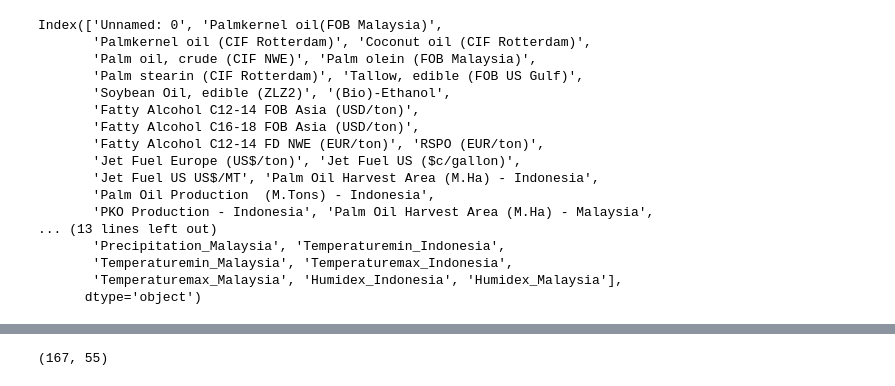
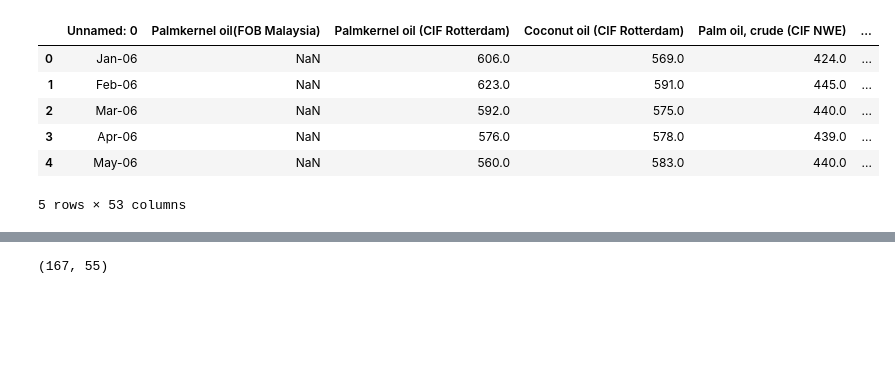
Before and after one commit to thanoskaravangelis/pko_forecasting, a Jupyter notebook: code/models/linear_regression.ipynb, the cells around one changed output, grey strips where cells are left out. Saved outputs shown, nothing was run; the diff lists cells and outputs as text; code cells hidden in the pictures; blank space fills up the shorter version.

```diff
--- a/code/models/linear_regression.ipynb
+++ b/code/models/linear_regression.ipynb
@@ -5,22 +5,12 @@ import pandas as pd
 df = pd.read_excel("/Users/athanasioskaravangelis/Desktop/RSM BAM/Workshop/pko_forecasting/data/PKO_Initial_Dataset.xlsx")
 # %%
 #describe first 12 columns
-df.columns
+df.head()
 # %% [output]
+|  | Unnamed: 0 | Palmkernel oil(FOB Malaysia) | Palmkernel oil (CIF Rotterdam) | Coconut oil (CIF Rotterdam) | Palm oil, crude (CIF NWE) | ... |
+| 0 | Jan-06 | NaN | 606.0 | 569.0 | 424.0 | ... |
+| 1 | Feb-06 | NaN | 623.0 | 591.0 | 445.0 | ... |
+| 2 | Mar-06 | NaN | 592.0 | 575.0 | 440.0 | ... |
+| 3 | Apr-06 | NaN | 576.0 | 578.0 | 439.0 | ... |
+| 4 | May-06 | NaN | 560.0 | 583.0 | 440.0 | ... |
-Index(['Unnamed: 0', 'Palmkernel oil(FOB Malaysia)',
-       'Palmkernel oil (CIF Rotterdam)', 'Coconut oil (CIF Rotterdam)',
-       'Palm oil, crude (CIF NWE)', 'Palm olein (FOB Malaysia)',
-       'Palm stearin (CIF Rotterdam)', 'Tallow, edible (FOB US Gulf)',
-       'Soybean Oil, edible (ZLZ2)', '(Bio)-Ethanol',
-       'Fatty Alcohol C12-14 FOB Asia (USD/ton)',
-       'Fatty Alcohol C16-18 FOB Asia (USD/ton)',
-       'Fatty Alcohol C12-14 FD NWE (EUR/ton)', 'RSPO (EUR/ton)',
-       'Jet Fuel Europe (US$/ton)', 'Jet Fuel US ($c/gallon)',
-       'Jet Fuel US US$/MT', 'Palm Oil Harvest Area (M.Ha) - Indonesia',
-       'Palm Oil Production  (M.Tons) - Indonesia',
-       'PKO Production - Indonesia', 'Palm Oil Harvest Area (M.Ha) - Malaysia',
-... (13 lines left out)
-       'Precipitation_Malaysia', 'Temperaturemin_Indonesia',
-       'Temperaturemin_Malaysia', 'Temperaturemax_Indonesia',
-       'Temperaturemax_Malaysia', 'Humidex_Indonesia', 'Humidex_Malaysia'],
-      dtype='object')
+5 rows × 53 columns
```
Also changed, not shown: parts of 11 cells of this notebook, 7 other files.
